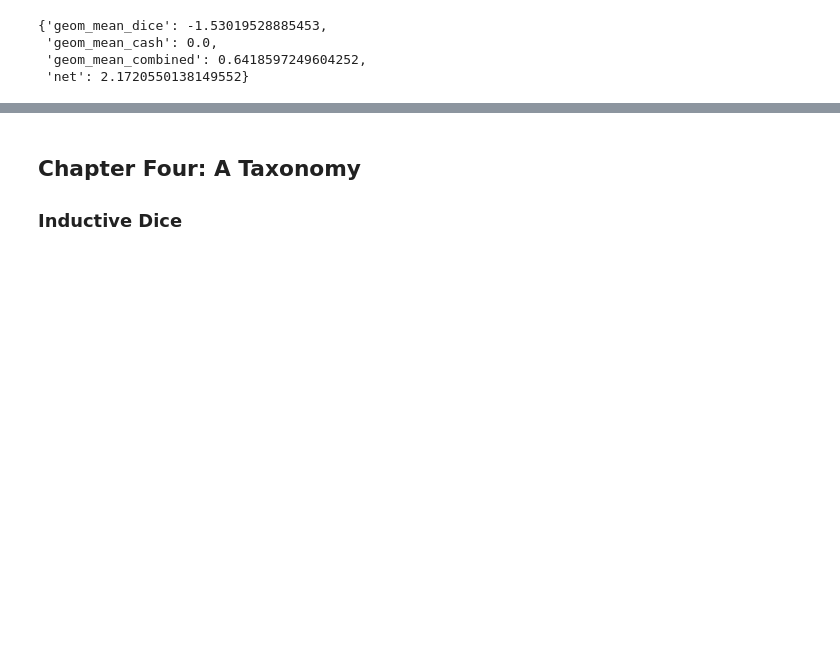
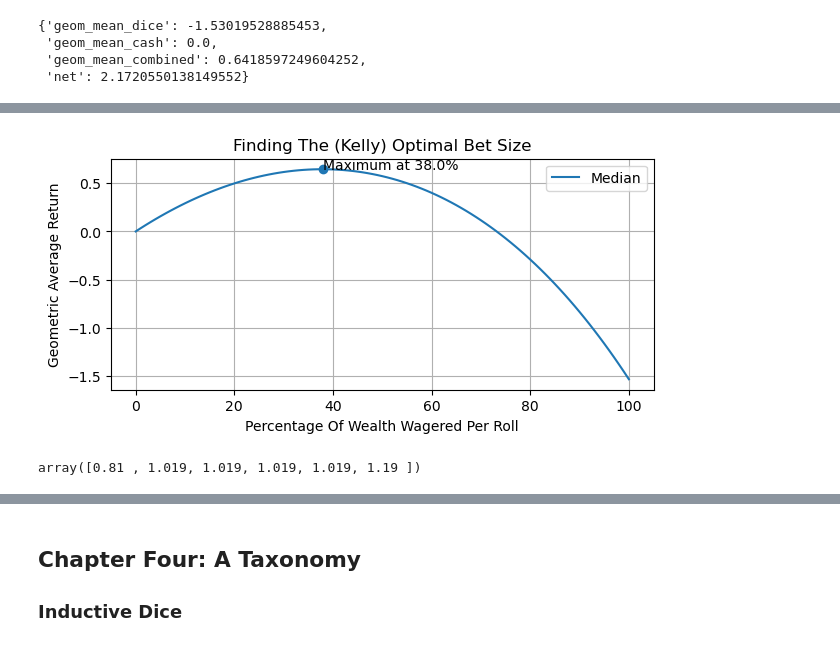
Before and after one commit to niklas-fischer/safehaven, a Jupyter notebook: notebooks/main.ipynb, the cells around one changed output, grey strips where cells are left out. Drawn from its saved outputs; the diff is of its cells as text; code cells hidden in the pictures; blank space fills up the shorter version.

```diff
--- a/notebooks/main.ipynb
+++ b/notebooks/main.ipynb
@@ -241,2 +258,9 @@ kellycriterion.plot_xo_profile(dice_outcomes, cash_outcomes, dice_to_cash_ratio,
 # %%
-kellycriterion.plot_kelly_optimal(dice_outcomes, cash_outcomes)
+kellycriterion.plot_kelly_optimal(dice.outcomes, cash.outcomes)
+# %% [output]
+[figure, added]
+# %%
+optimal_outcomes = kellycriterion.combined_outcomes(dice.outcomes, cash.outcomes, np.array([0.38, 0.62]))
+optimal_outcomes
+# %% [output]
+array([0.81 , 1.019, 1.019, 1.019, 1.019, 1.19 ])
```
Also changed, not shown: parts of 21 cells of this notebook, 1 other file.
